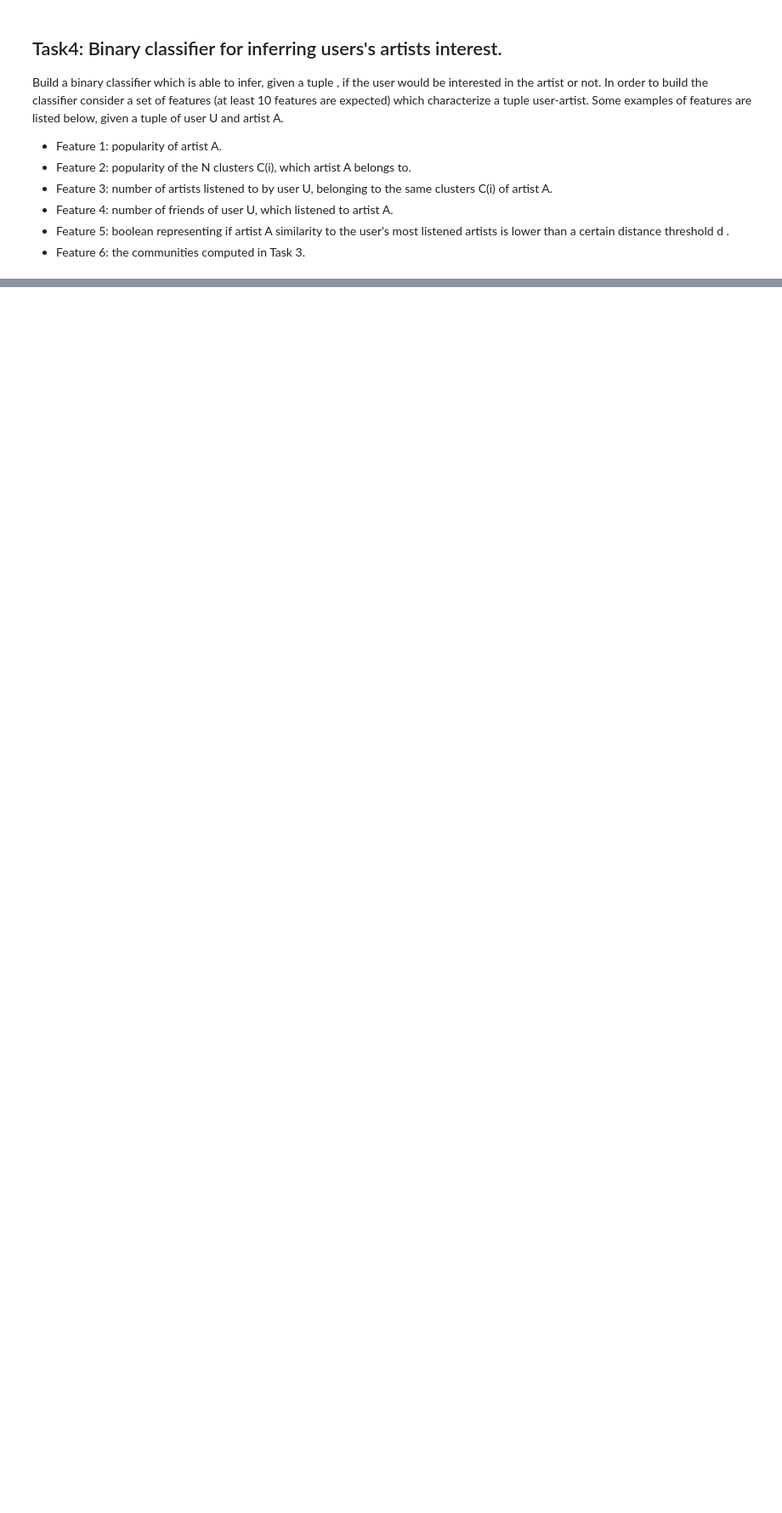
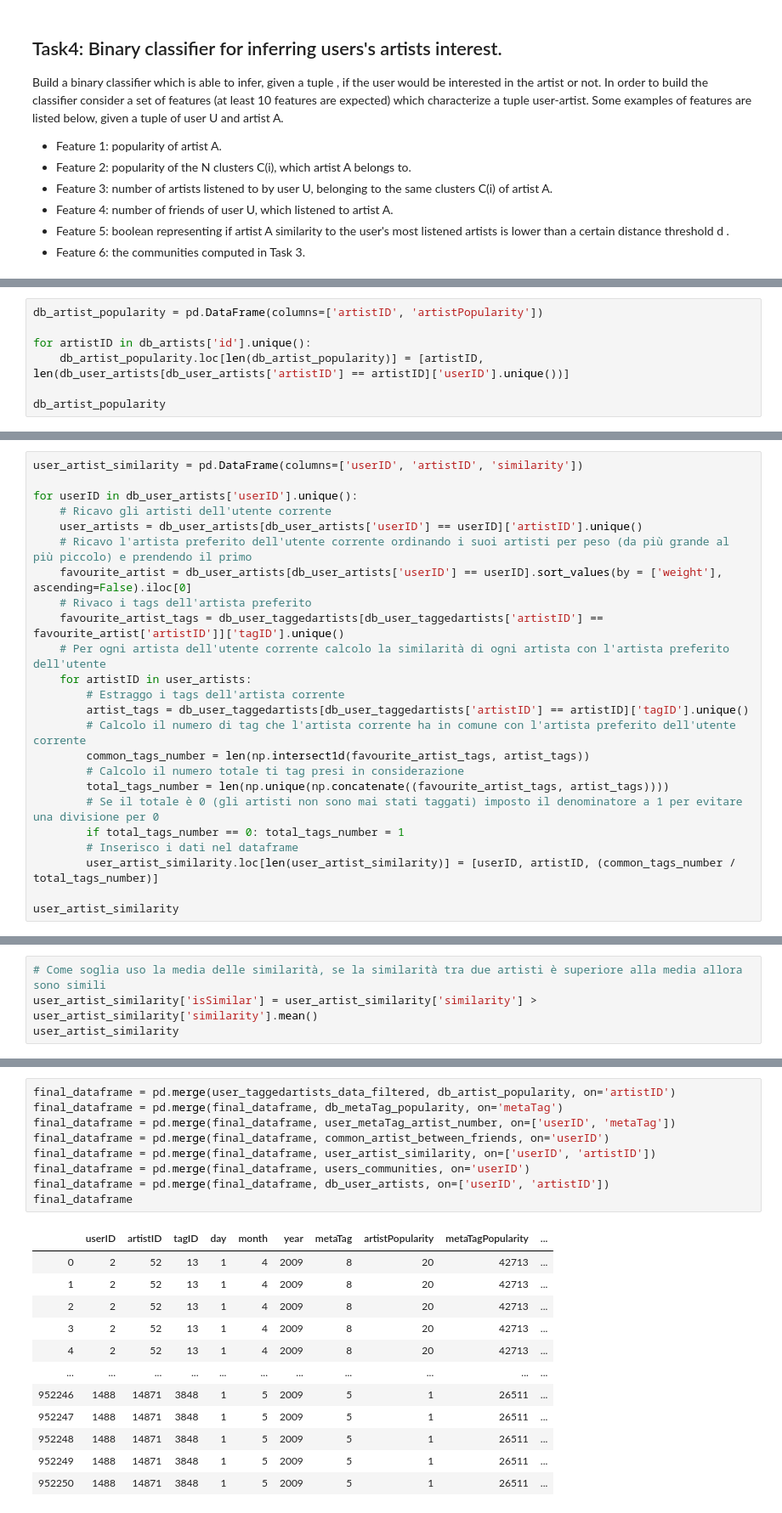
Before and after one commit to RiccardoBiella96/DataClaFinalProject, a Jupyter notebook: FinalProject.ipynb, the cells around one changed output, grey strips where cells are left out. Shown at 85% size. Saved outputs shown, nothing was run; the diff lists cells and outputs as text; blank space fills up the shorter version.

```diff
--- a/FinalProject.ipynb
+++ b/FinalProject.ipynb
@@ -968,0 +987,7 @@ print("Missing values: " + str(users_communities.isnull().sum()))
+# %%
+db_artist_popularity = pd.DataFrame(columns=['artistID', 'artistPopularity'])
+
+for artistID in db_artists['id'].unique():
+    db_artist_popularity.loc[len(db_artist_popularity)] = [artistID, len(db_user_artists[db_user_artists['artistID'] == artistID]['userID'].unique())]
+
+db_artist_popularity
@@ -968,0 +1101,24 @@ print("Missing values: " + str(users_communities.isnull().sum()))
+# %%
+user_artist_similarity = pd.DataFrame(columns=['userID', 'artistID', 'similarity'])
+
+for userID in db_user_artists['userID'].unique():
+    # Ricavo gli artisti dell'utente corrente
+    user_artists = db_user_artists[db_user_artists['userID'] == userID]['artistID'].unique()
+    # Ricavo l'artista preferito dell'utente corrente ordinando i suoi artisti per peso (da più grande al più piccolo) e prendendo il primo
+    favourite_artist = db_user_artists[db_user_artists['userID'] == userID].sort_values(by = ['weight'], ascending=False).iloc[0]
+    # Rivaco i tags dell'artista preferito
+    favourite_artist_tags = db_user_taggedartists[db_user_taggedartists['artistID'] == favourite_artist['artistID']]['tagID'].unique()
+    # Per ogni artista dell'utente corrente calcolo la similarità di ogni artista con l'artista preferito dell'utente
+    for artistID in user_artists:
+        # Estraggo i tags dell'artista corrente
+        artist_tags = db_user_taggedartists[db_user_taggedartists['artistID'] == artistID]['tagID'].unique()
+        # Calcolo il numero di tag che l'artista corrente ha in comune con l'artista preferito dell'utente corrente
+        common_tags_number = len(np.intersect1d(favourite_artist_tags, artist_tags))
+        # Calcolo il numero totale ti tag presi in considerazione
+        total_tags_number = len(np.unique(np.concatenate((favourite_artist_tags, artist_tags))))
+        # Se il totale è 0 (gli artisti non sono mai stati taggati) imposto il denominatore a 1 per evitare una divisione per 0
+        if total_tags_number == 0: total_tags_number = 1
+        # Inserisco i dati nel dataframe
+        user_artist_similarity.loc[len(user_artist_similarity)] = [userID, artistID, (common_tags_number / total_tags_number)]
+
+user_artist_similarity
@@ -968,0 +1139,4 @@ print("Missing values: " + str(users_communities.isnull().sum()))
+# %%
+# Come soglia uso la media delle similarità, se la similarità tra due artisti è superiore alla media allora sono simili
+user_artist_similarity['isSimilar'] = user_artist_similarity['similarity'] > user_artist_similarity['similarity'].mean()
+user_artist_similarity
@@ -968,0 +1178,22 @@ print("Missing values: " + str(users_communities.isnull().sum()))
+# %%
+final_dataframe = pd.merge(user_taggedartists_data_filtered, db_artist_popularity, on='artistID')
+final_dataframe = pd.merge(final_dataframe, db_metaTag_popularity, on='metaTag')
+final_dataframe = pd.merge(final_dataframe, user_metaTag_artist_number, on=['userID', 'metaTag'])
+final_dataframe = pd.merge(final_dataframe, common_artist_between_friends, on='userID')
+final_dataframe = pd.merge(final_dataframe, user_artist_similarity, on=['userID', 'artistID'])
+final_dataframe = pd.merge(final_dataframe, users_communities, on='userID')
+final_dataframe = pd.merge(final_dataframe, db_user_artists, on=['userID', 'artistID'])
+final_dataframe
+# %% [output]
+|  | userID | artistID | tagID | day | month | year | metaTag | artistPopularity | metaTagPopularity | ... |
+| 0 | 2 | 52 | 13 | 1 | 4 | 2009 | 8 | 20 | 42713 | ... |
+| 1 | 2 | 52 | 13 | 1 | 4 | 2009 | 8 | 20 | 42713 | ... |
+| 2 | 2 | 52 | 13 | 1 | 4 | 2009 | 8 | 20 | 42713 | ... |
+| 3 | 2 | 52 | 13 | 1 | 4 | 2009 | 8 | 20 | 42713 | ... |
+| 4 | 2 | 52 | 13 | 1 | 4 | 2009 | 8 | 20 | 42713 | ... |
+| ... | ... | ... | ... | ... | ... | ... | ... | ... | ... | ... |
+| 952246 | 1488 | 14871 | 3848 | 1 | 5 | 2009 | 5 | 1 | 26511 | ... |
+| 952247 | 1488 | 14871 | 3848 | 1 | 5 | 2009 | 5 | 1 | 26511 | ... |
+| 952248 | 1488 | 14871 | 3848 | 1 | 5 | 2009 | 5 | 1 | 26511 | ... |
+| 952249 | 1488 | 14871 | 3848 | 1 | 5 | 2009 | 5 | 1 | 26511 | ... |
+| 952250 | 1488 | 14871 | 3848 | 1 | 5 | 2009 | 5 | 1 | 26511 | ... |
```
Also changed, not shown: parts of 44 cells of this notebook.
